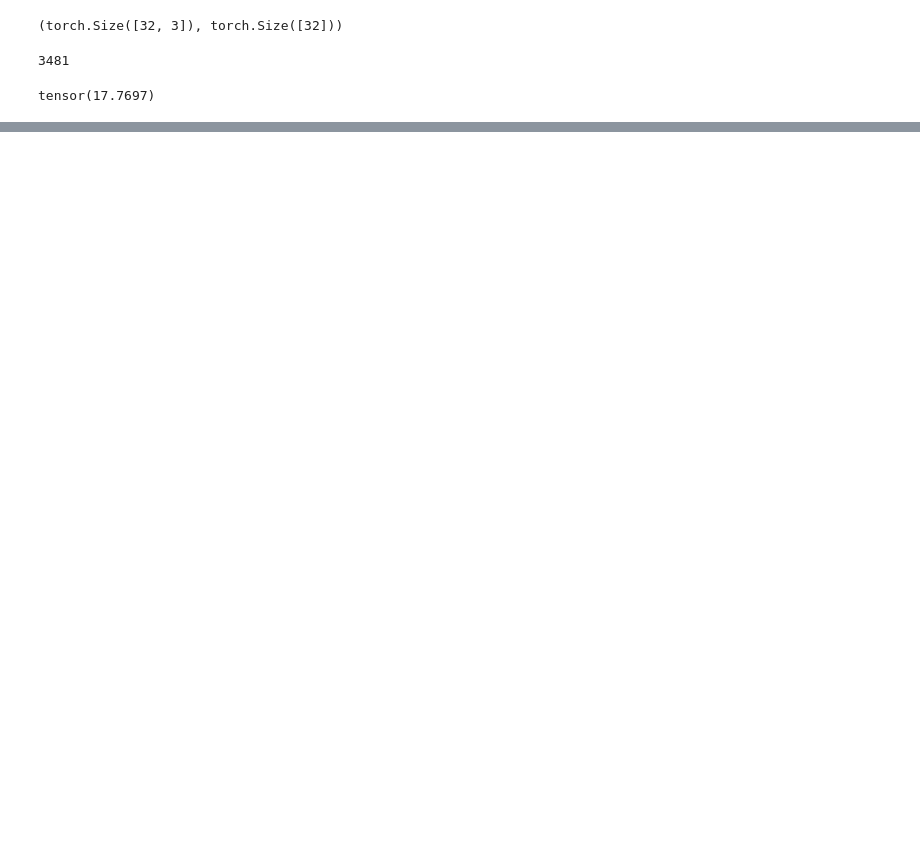
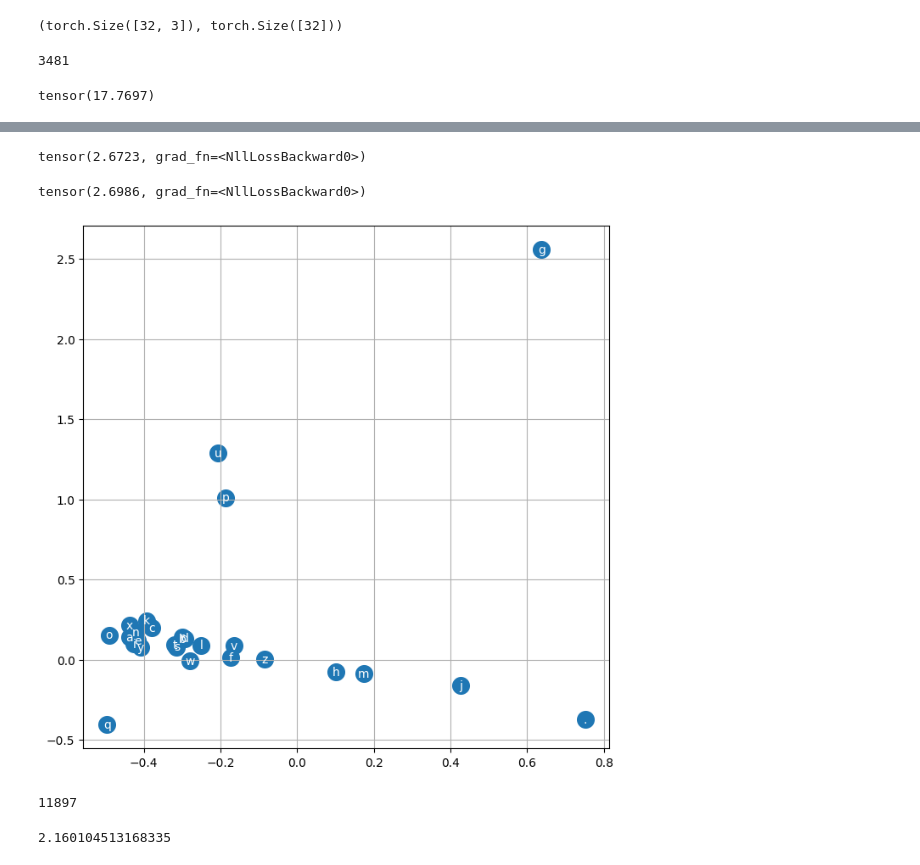
Before and after one commit to shuhbhm/transformers, a Jupyter notebook: makemore_mlp.ipynb, the cells around one changed output, grey strips where cells are left out. Saved outputs shown, nothing was run; the diff lists cells and outputs as text; code cells hidden in the pictures; blank space fills up the shorter version.

```diff
--- a/makemore_mlp.ipynb
+++ b/makemore_mlp.ipynb
@@ -204,0 +641,48 @@ tensor(17.7697)
+# %%
+# calculating the loss on the entire dataset
+emb = C[Xdev]
+h = torch.tanh(emb.view((-1,6)) @ W1 + b1)
+logits = h @ W2 + b2
+loss = F.cross_entropy(logits,Ydev)
+loss
+# %% [output]
+tensor(2.6723, grad_fn=<NllLossBackward0>)
+# %%
+# calculating the loss on the entire dataset
+emb = C[Xte]
+h = torch.tanh(emb.view((-1,6)) @ W1 + b1)
+logits = h @ W2 + b2
+loss = F.cross_entropy(logits,Yte)
+loss
+# %% [output]
+tensor(2.6986, grad_fn=<NllLossBackward0>)
+# %%
+plt.figure(figsize=(8,8))
+plt.scatter(C[:,0].data , C[:,1].data , s=200)
+for i in range(C.shape[0]):
+    plt.text(C[i,0].item() , C[i,1].item() , itos[i] , ha = 'center',va = 'center',color = 'white')
+plt.grid('minor')
+# %% [output]
+[figure, added]
+# %%
+# the bottle neck might be the no. of embedding size
+# so let's change it to 10 instead of 2
+
+
+
+g = torch.Generator().manual_seed(2147483647) # for reproducability
+C = torch.randn((27,10),generator=g)
+W1 = torch.randn((30,200),generator=g)
+b1 = torch.randn(200,generator=g)
+W2 = torch.randn((200,27),generator=g)
+b2 = torch.randn((27),generator=g)
+
+parameters = [C , W1 , b1 , W2 , b2]
+
+
+for p in parameters:
+    p.requires_grad = True
+
+sum(p.nelement() for p in parameters)
+# %% [output]
+11897
@@ -204,0 +697,31 @@ tensor(17.7697)
+# %%
+for i in range(200000):
+    # minibatch
+    ix = torch.randint(0,Xtr.shape[0],(32,))
+
+    # forward pass
+    emb = C[Xtr[ix]]
+    h = torch.tanh(emb.view((-1,30)) @ W1 + b1)
+    logits = h @ W2 + b2
+    loss = F.cross_entropy(logits,Ytr[ix])
+    # print(loss.item())
+
+    # backward pass
+    for p in parameters:
+        p.grad = None
+    loss.backward()
+
+    # update weights
+    # lr = lre[i]
+    lr = .1 if i<100000 else .01
+    for p in parameters:
+        p.data += -lr * p.grad
+
+    # # track stats
+    # lri.append(lr)
+    stepi.append(i)
+    lossi.append(loss.log10().item())
+
+loss.item()
+# %% [output]
+2.160104513168335
```
Also changed, not shown: parts of 41 cells of this notebook, 2 other files.
